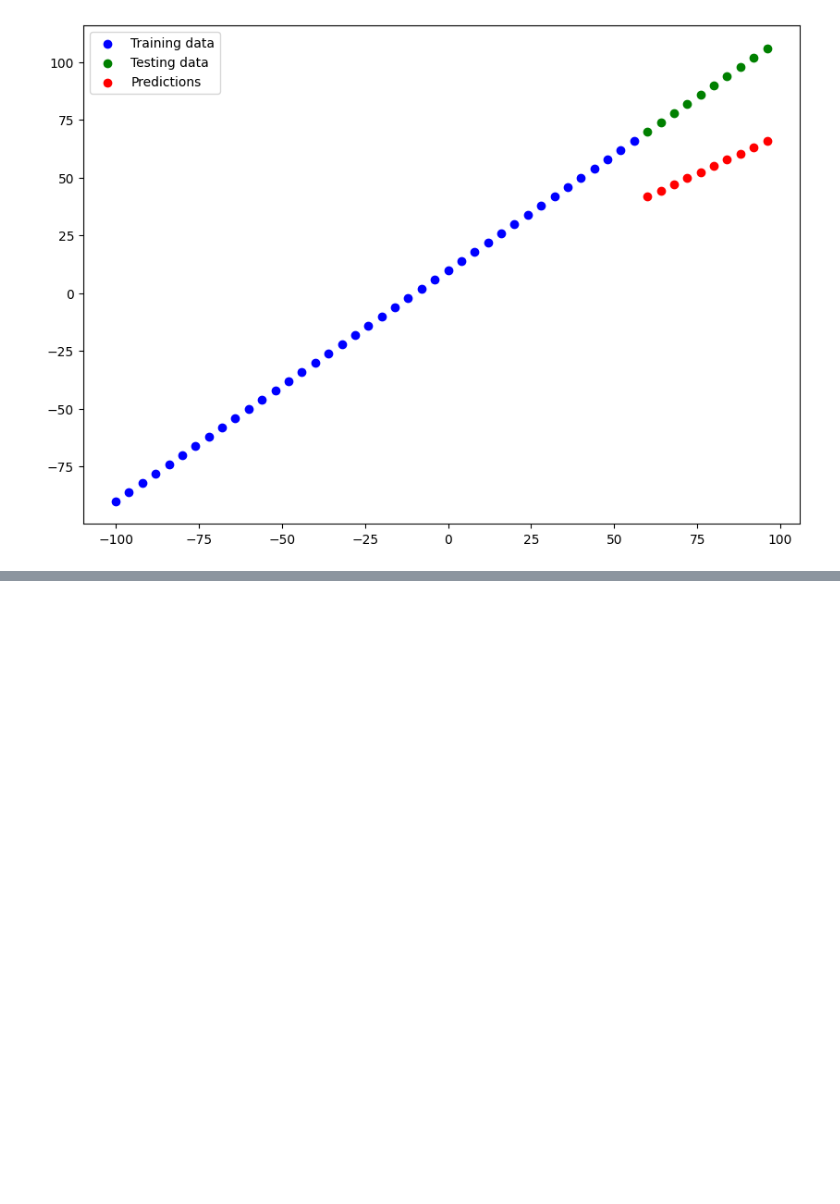
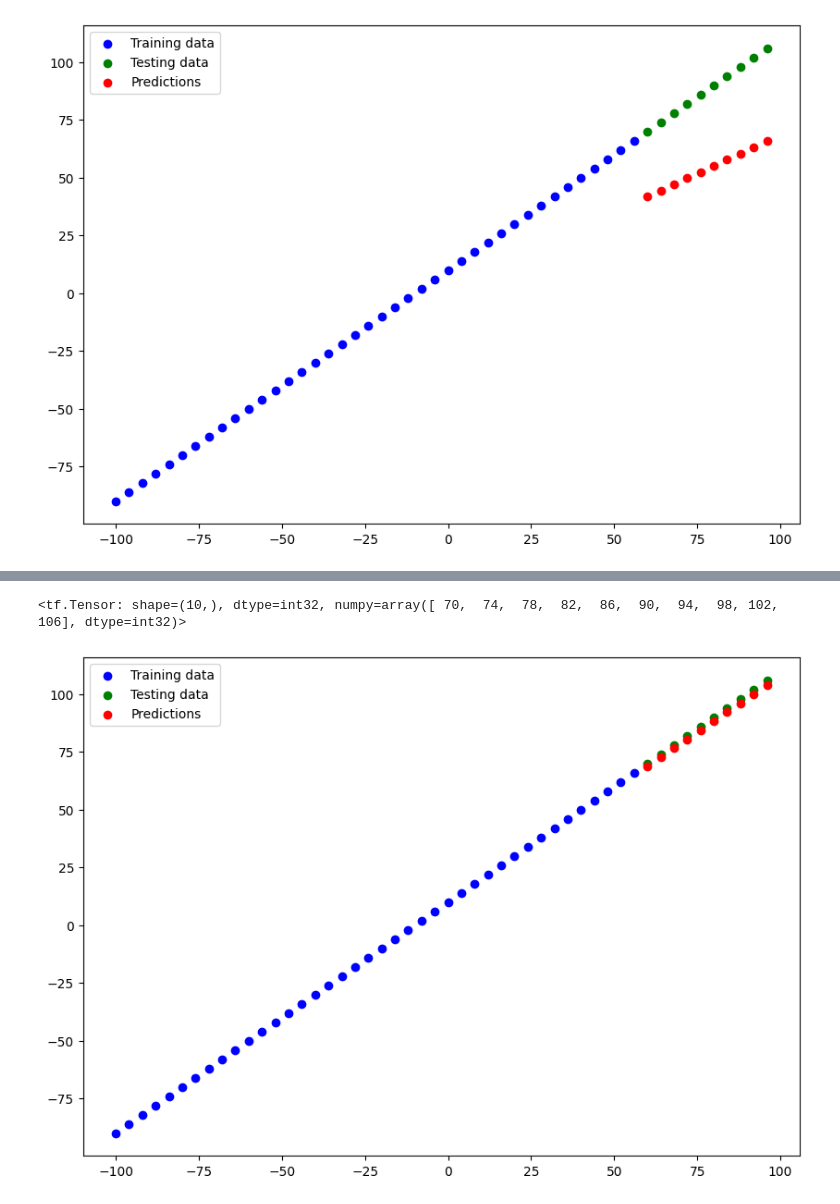
Before and after one commit to Md-Aziz-Developer/tensorflow-learning, a Jupyter notebook: 01_neural_network_regression_with_tensorflow_video.ipynb, the cells around one changed output, grey strips where cells are left out. Saved outputs shown, nothing was run; the diff lists cells and outputs as text; code cells hidden in the pictures; blank space fills up the shorter version.

Commit message:
After tunning model we get better prediction almost exact with true value

```diff
--- a/01_neural_network_regression_with_tensorflow_video.ipynb
+++ b/01_neural_network_regression_with_tensorflow_video.ipynb
@@ -687,0 +686,14 @@ plot_predictions(train_data=X_train,
+# %%
+# Let's refine our model by tunning the hyperparameters
+
+# Create another model
+new_model=tf.keras.Sequential([
+    tf.keras.layers.Dense(100,input_shape=[1]),
+    tf.keras.layers.Dense(1)
+])
+
+# Compile the model
+new_model.compile(loss=tf.keras.losses.mae,
+                  optimizer=tf.keras.optimizers.Adam(learning_rate=(0.01)),
+                  metrics=["mae"]
+                  )
@@ -687,0 +715,3 @@ plot_predictions(train_data=X_train,
+# %%
+# Fit the model
+new_model.fit(tf.expand_dims(X_train,axis=-1),y_train,epochs=100,verbose=1)
@@ -687,0 +737,4 @@ plot_predictions(train_data=X_train,
+# %%
+# Get the predictions of our model
+y_pred=new_model.predict(X_test)
+y_pred
@@ -687,0 +753,13 @@ plot_predictions(train_data=X_train,
+# %%
+y_test
+# %% [output]
+<tf.Tensor: shape=(10,), dtype=int32, numpy=array([ 70,  74,  78,  82,  86,  90,  94,  98, 102, 106], dtype=int32)>
+# %%
+# Visualize the predictions again
+plot_predictions(train_data=X_train,
+                     train_labels=y_train,
+                     test_data=X_test,
+                     test_labels=y_test,
+                     predictions=y_pred)
+# %% [output]
+[figure, added]
```
Also changed, not shown: parts of 14 cells of this notebook.
